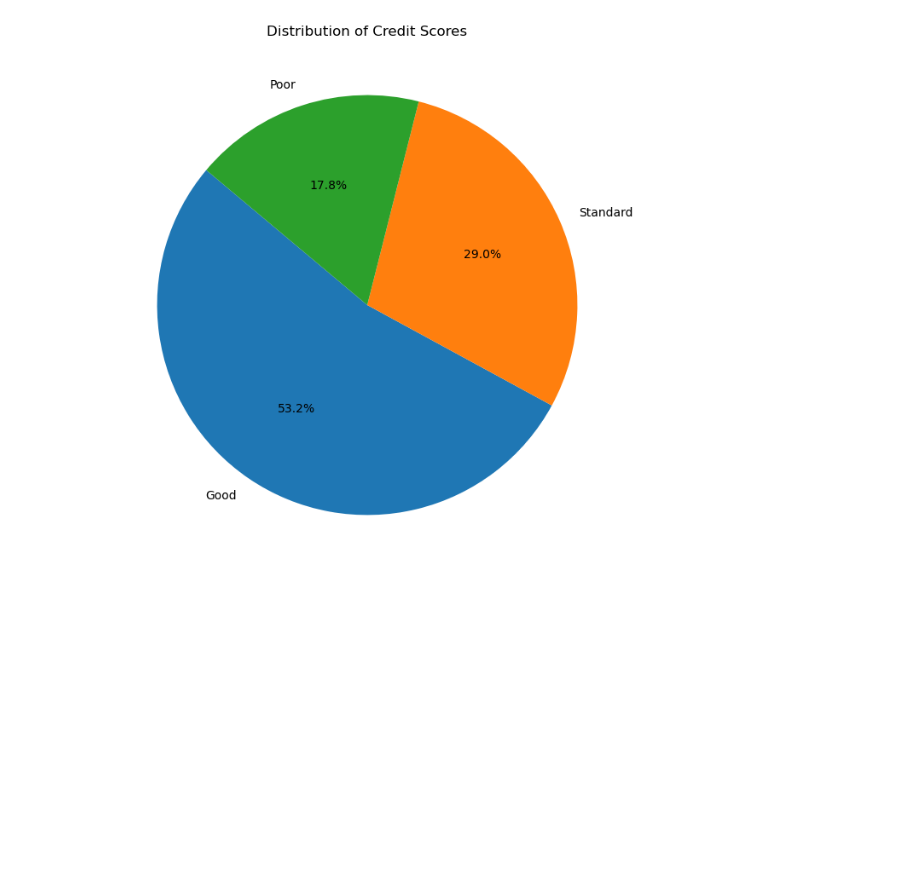
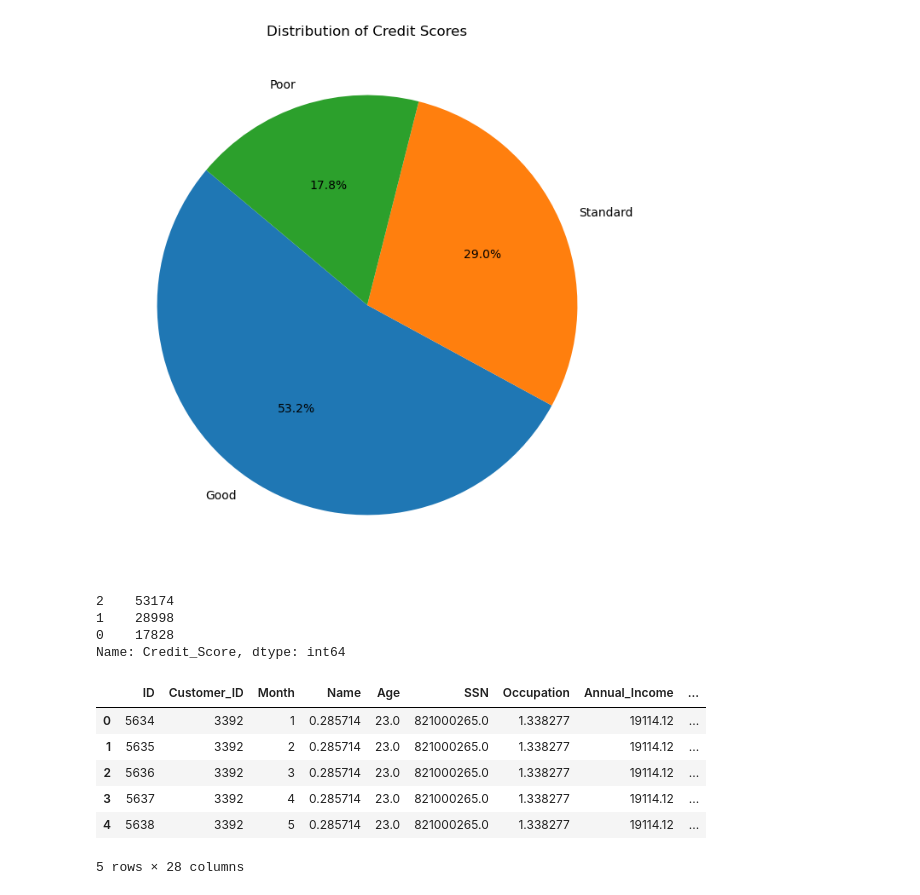
Before and after one commit to adarshtutorial/internship_classification_prjt, a Jupyter notebook: Adarsh_classification_prjt_internship.ipynb, the cells around one changed output. Drawn from its saved outputs; the diff is of its cells as text; code cells hidden in the pictures; blank space fills up the shorter version.

```diff
--- a/Adarsh_classification_prjt_internship.ipynb
+++ b/Adarsh_classification_prjt_internship.ipynb
@@ -312,4 +313,28 @@ plt.show()
 # %% [output]
 [figure]
 # %%
-#Encoding ..............
+#Preprocessing ....Encoding ..............
+#categorical column into numerical ones
+
+df_creditdata['Credit_Score']= LabelEncoder().fit_transform(df_creditdata['Credit_Score'])
+df_creditdata['Credit_Score'].value_counts()
+# %% [output]
+2    53174
+1    28998
+0    17828
+Name: Credit_Score, dtype: int64
+# %%
+#encoding each category in a categorical variable by calculating the mean of the target variable-Leave-One-Out Encoding
+import category_encoders as ce
+columns = ['Payment_of_Min_Amount','Payment_Behaviour','Name','Occupation','Credit_Mix']
+for item in columns:
+    df_creditdata[item] = ce.LeaveOneOutEncoder().fit_transform(df_creditdata[item],df_creditdata['Credit_Score'])
+df_creditdata.head()
+# %% [output]
+|  | ID | Customer_ID | Month | Name | Age | SSN | Occupation | Annual_Income | ... |
+| 0 | 5634 | 3392 | 1 | 0.285714 | 23.0 | 821000265.0 | 1.338277 | 19114.12 | ... |
+| 1 | 5635 | 3392 | 2 | 0.285714 | 23.0 | 821000265.0 | 1.338277 | 19114.12 | ... |
+| 2 | 5636 | 3392 | 3 | 0.285714 | 23.0 | 821000265.0 | 1.338277 | 19114.12 | ... |
+| 3 | 5637 | 3392 | 4 | 0.285714 | 23.0 | 821000265.0 | 1.338277 | 19114.12 | ... |
+| 4 | 5638 | 3392 | 5 | 0.285714 | 23.0 | 821000265.0 | 1.338277 | 19114.12 | ... |
+5 rows × 28 columns
```
Also changed, not shown: parts of 24 cells of this notebook.
